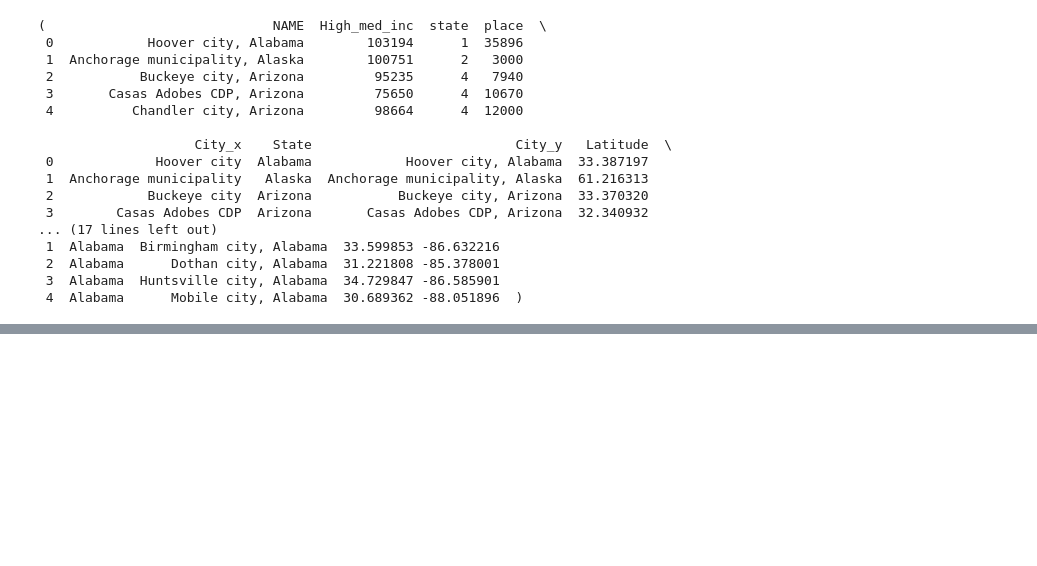
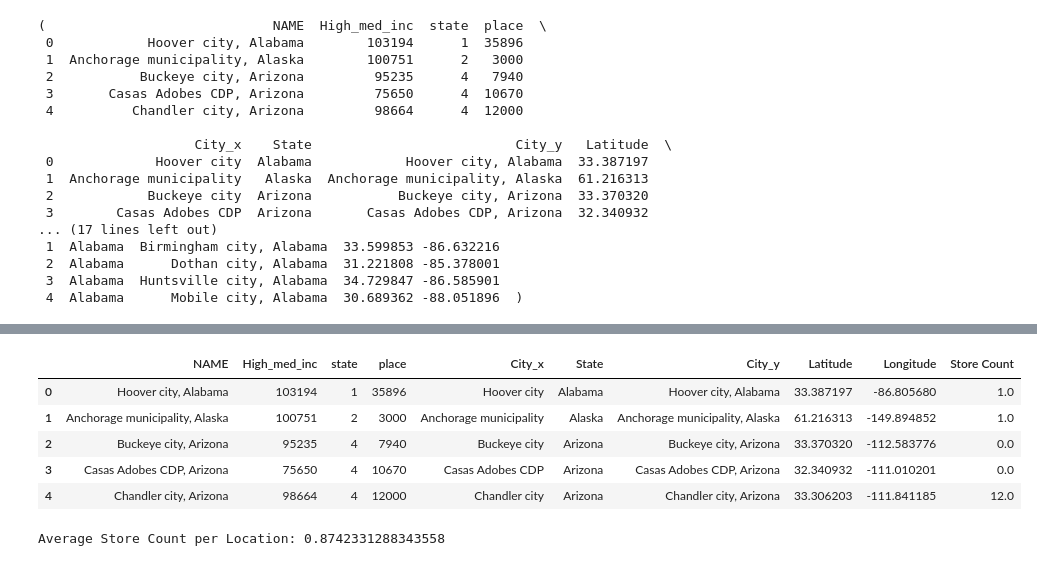
Before and after one commit to bseri0/Proj_1, a Jupyter notebook: py_api/bryan_copy.ipynb, the cells around one changed output, grey strips where cells are left out. Saved outputs shown, nothing was run; the diff lists cells and outputs as text; code cells hidden in the pictures; blank space fills up the shorter version.

Commit message:
new file:   data/high_inc_data.csv 	new file:   data/low_inc_data.csv 	modified:   py_api/bryan_copy.ipynb

```diff
--- a/py_api/bryan_copy.ipynb
+++ b/py_api/bryan_copy.ipynb
@@ -288,0 +288,23 @@ Pittsburg city, California - Number of stores found: 0.0
+# %%
+high_inc_merged_df.head()
+# %% [output]
+|  | NAME | High_med_inc | state | place | City_x | State | City_y | Latitude | Longitude | Store Count |
+| 0 | Hoover city, Alabama | 103194 | 1 | 35896 | Hoover city | Alabama | Hoover city, Alabama | 33.387197 | -86.805680 | 1.0 |
+| 1 | Anchorage municipality, Alaska | 100751 | 2 | 3000 | Anchorage municipality | Alaska | Anchorage municipality, Alaska | 61.216313 | -149.894852 | 1.0 |
+| 2 | Buckeye city, Arizona | 95235 | 4 | 7940 | Buckeye city | Arizona | Buckeye city, Arizona | 33.370320 | -112.583776 | 0.0 |
+| 3 | Casas Adobes CDP, Arizona | 75650 | 4 | 10670 | Casas Adobes CDP | Arizona | Casas Adobes CDP, Arizona | 32.340932 | -111.010201 | 0.0 |
+| 4 | Chandler city, Arizona | 98664 | 4 | 12000 | Chandler city | Arizona | Chandler city, Arizona | 33.306203 | -111.841185 | 12.0 |
+# %%
+#take the average amount of store types per high income city
+# Calculate the total store count
+total_store_count = high_inc_merged_df['Store Count'].sum()
+
+# Calculate the number of locations
+number_of_locations = len(high_inc_merged_df)
+
+# Calculate the average store count per location
+average_store_count = total_store_count / number_of_locations
+
+print("Average Store Count per Location:", average_store_count)
+# %% [output]
+Average Store Count per Location: 0.8742331288343558
```
Also changed, not shown: parts of 4 cells of this notebook, 2 other files.
